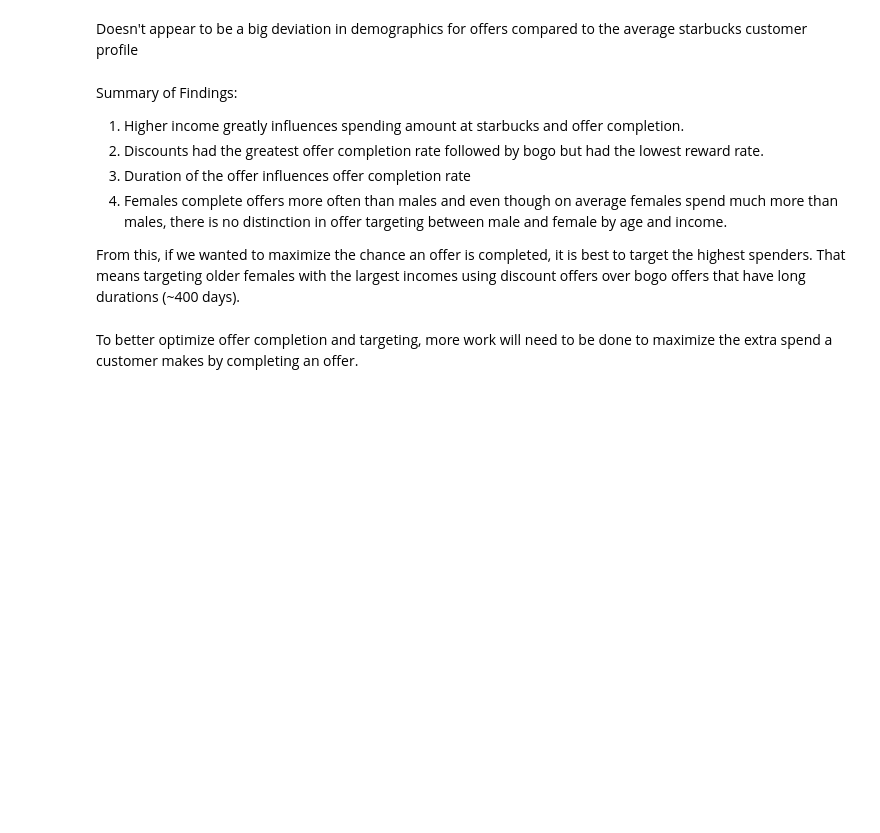
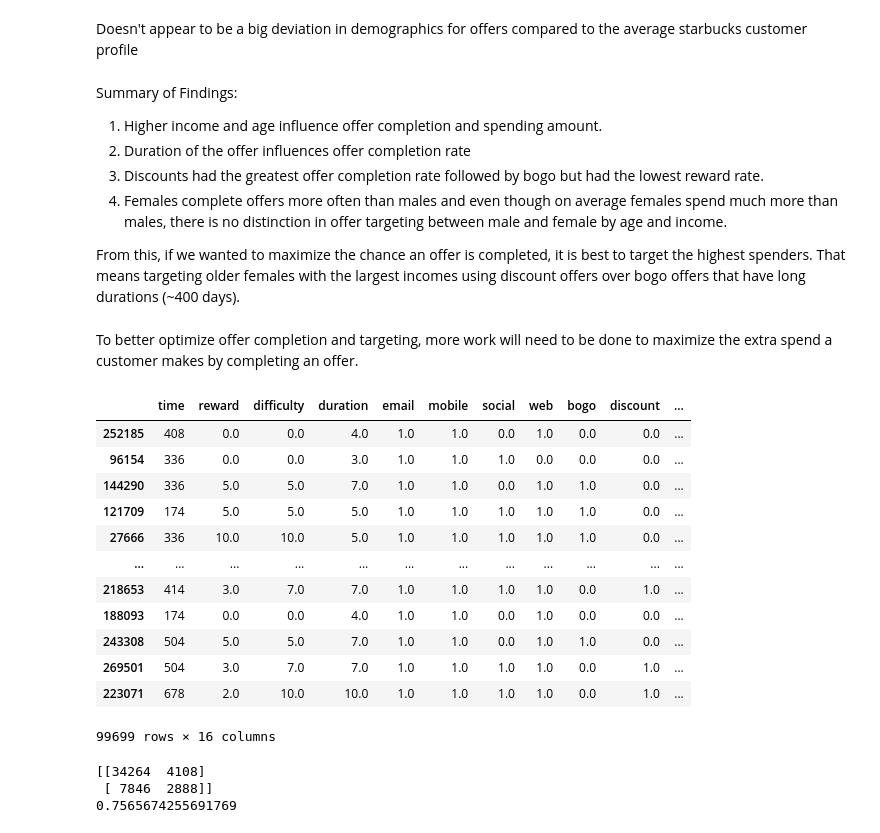
Before and after one commit to wintor214/Udacity-Data-Scientist-Capstone-Project-Starbucks, a Jupyter notebook: Starbucks_Capstone_notebook.ipynb, the cells around one changed output. Saved outputs shown, nothing was run; the diff lists cells and outputs as text; code cells hidden in the pictures; blank space fills up the shorter version.

```diff
--- a/Starbucks_Capstone_notebook.ipynb
+++ b/Starbucks_Capstone_notebook.ipynb
@@ -698,11 +699,42 @@ Doesn't appear to be a big deviation in demographics for offers compared to the
 # %% [markdown]
 Summary of Findings:
 
-1. Higher income greatly influences spending amount at starbucks and offer completion.
-2. Discounts had the greatest offer completion rate followed by bogo but had the lowest reward rate.
-3. Duration of the offer influences offer completion rate
+1. Higher income and age influence offer completion and spending amount.
+2. Duration of the offer influences offer completion rate
+3. Discounts had the greatest offer completion rate followed by bogo but had the lowest reward rate.
 4. Females complete offers more often than males and even though on average females spend much more than males, there is no distinction in offer targeting between male and female by age and income.
 
 From this, if we wanted to maximize the chance an offer is completed, it is best to target the highest spenders. That means targeting older females with the largest incomes using discount offers over bogo offers that have long durations (~400 days).
 # %% [markdown]
 To better optimize offer completion and targeting, more work will need to be done to maximize the extra spend a customer makes by completing an offer.
+# %%
+#Create data set for model. We want to predict features that best predict likelihood of completing offer
+gender = pd.get_dummies(df['gender'])
+df1 = pd.concat([df,gender],axis=1, sort=False)
+df_model = df1[df1['offer_id']!= 'None']
+Y = df_model['offer completed']
+df_model = df_model.drop(['amount','person', 'offer received', 'offer viewed','offer_type','offer_id','transaction','became_member_on','offer completed','gender','age_ranges','income_ranges'], axis=1)
+X = df_model
+# %%
+#Modeling
+
+from sklearn.model_selection import train_test_split
+
+# Split the 'features' and 'income' data into training and testing sets
+X_train, X_test, y_train, y_test = train_test_split(X, Y, test_size = 0.33, random_state = 42)
+# %%
+X_train
+# %% [output]
+|  | time | reward | difficulty | duration | email | mobile | social | web | bogo | discount | ... |
+| 252185 | 408 | 0.0 | 0.0 | 4.0 | 1.0 | 1.0 | 0.0 | 1.0 | 0.0 | 0.0 | ... |
+| 96154 | 336 | 0.0 | 0.0 | 3.0 | 1.0 | 1.0 | 1.0 | 0.0 | 0.0 | 0.0 | ... |
+| 144290 | 336 | 5.0 | 5.0 | 7.0 | 1.0 | 1.0 | 0.0 | 1.0 | 1.0 | 0.0 | ... |
+| 121709 | 174 | 5.0 | 5.0 | 5.0 | 1.0 | 1.0 | 1.0 | 1.0 | 1.0 | 0.0 | ... |
+| 27666 | 336 | 10.0 | 10.0 | 5.0 | 1.0 | 1.0 | 1.0 | 1.0 | 1.0 | 0.0 | ... |
+| ... | ... | ... | ... | ... | ... | ... | ... | ... | ... | ... | ... |
+| 218653 | 414 | 3.0 | 7.0 | 7.0 | 1.0 | 1.0 | 1.0 | 1.0 | 0.0 | 1.0 | ... |
+| 188093 | 174 | 0.0 | 0.0 | 4.0 | 1.0 | 1.0 | 0.0 | 1.0 | 0.0 | 0.0 | ... |
+| 243308 | 504 | 5.0 | 5.0 | 7.0 | 1.0 | 1.0 | 0.0 | 1.0 | 1.0 | 0.0 | ... |
+| 269501 | 504 | 3.0 | 7.0 | 7.0 | 1.0 | 1.0 | 1.0 | 1.0 | 0.0 | 1.0 | ... |
+| 223071 | 678 | 2.0 | 10.0 | 10.0 | 1.0 | 1.0 | 1.0 | 1.0 | 0.0 | 1.0 | ... |
+99699 rows × 16 columns
@@ -708,0 +750,11 @@ To better optimize offer completion and targeting, more work will need to be don
+# %%
+from sklearn.model_selection import cross_val_score
+from sklearn.metrics import classification_report, accuracy_score, confusion_matrix, precision_score, recall_score, roc_auc_score, roc_curve, f1_score
+#Check model accuracy with cross validation
+#print(np.mean(cross_val_score(classifier, X_train, y_train, cv=5)))
+print(confusion_matrix(y_test, y_pred))
+print(accuracy_score(y_test,y_pred))
+# %% [output]
+[[34264  4108]
+ [ 7846  2888]]
+0.7565674255691769
```
Also changed, not shown: parts of 5 cells of this notebook.
